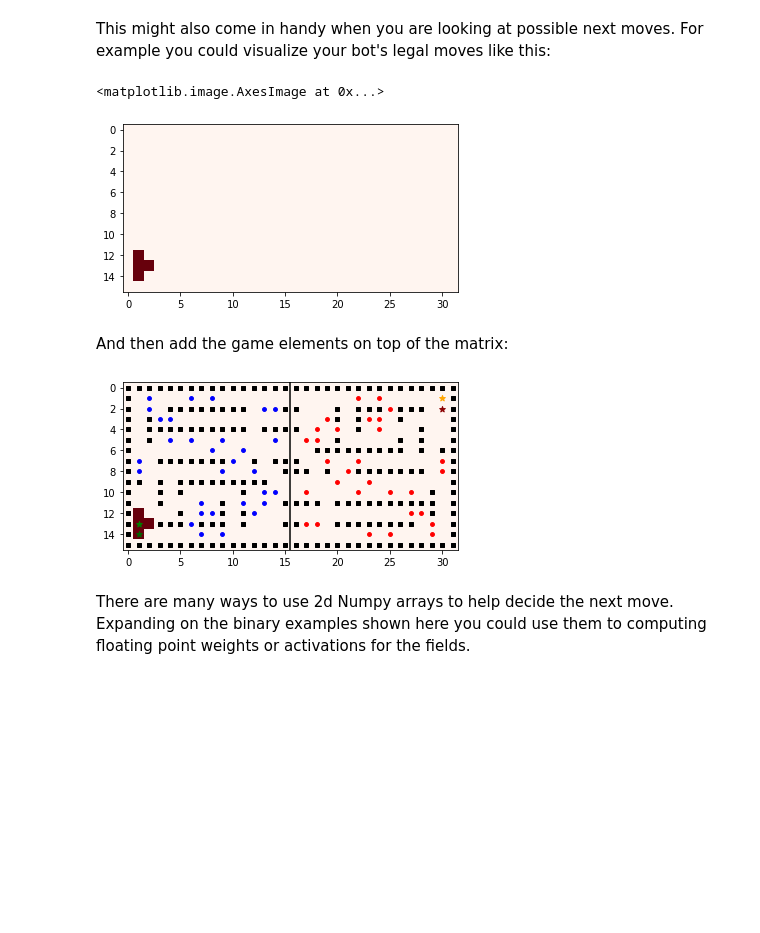
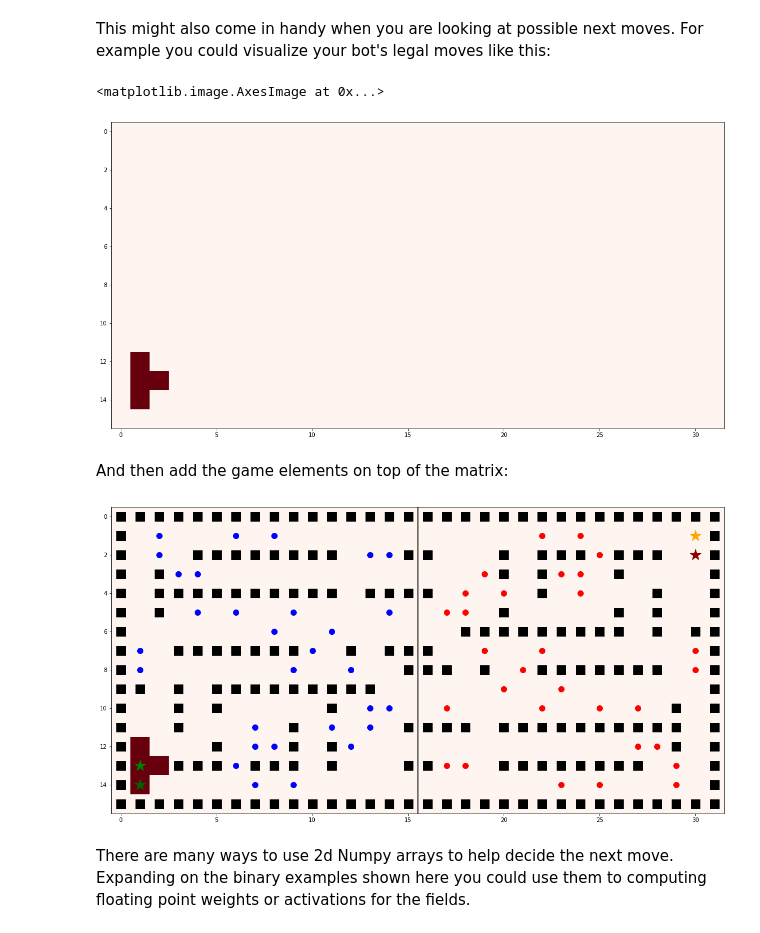
Before and after one commit to ASPP/pelita, a Jupyter notebook: template/notebooks/nb1_matplotlib_and_numpy.ipynb, the cells around one changed output. Cells and saved outputs as stored; diff of their text form; code cells hidden in the pictures; blank space fills up the shorter version.

```diff
--- a/template/notebooks/nb1_matplotlib_and_numpy.ipynb
+++ b/template/notebooks/nb1_matplotlib_and_numpy.ipynb
@@ -153,18 +153,18 @@ def replace_coords(mat, coords, val):
 # %%
 legpos = replace_coords(legpos, bot.legal_positions, 1)
 # %%
-fig, ax = plt.subplots()
+fig, ax = plt.subplots(figsize=(20,10))
 ax.imshow(legpos, cmap="Reds")
 # %% [output]
 <matplotlib.image.AxesImage at 0x...>
-[figure, old version]
+[figure, new version]
 # %% [markdown]
 And then add the game elements on top of the matrix:
 # %%
-fig, ax = plt.subplots()
+fig, ax = plt.subplots(figsize=(20,10))
 ax.imshow(legpos, cmap="Reds")
 ax = draw_game_elements(bot, ax)
 # %% [output]
-[figure, old version]
+[figure, new version]
 # %% [markdown]
 There are many ways to use 2d Numpy arrays to help decide the next move. Expanding on the binary examples shown here you could use them to computing floating point weights or activations for the fields.
```
Also changed, not shown: parts of 4 cells of this notebook, 1 other file.
